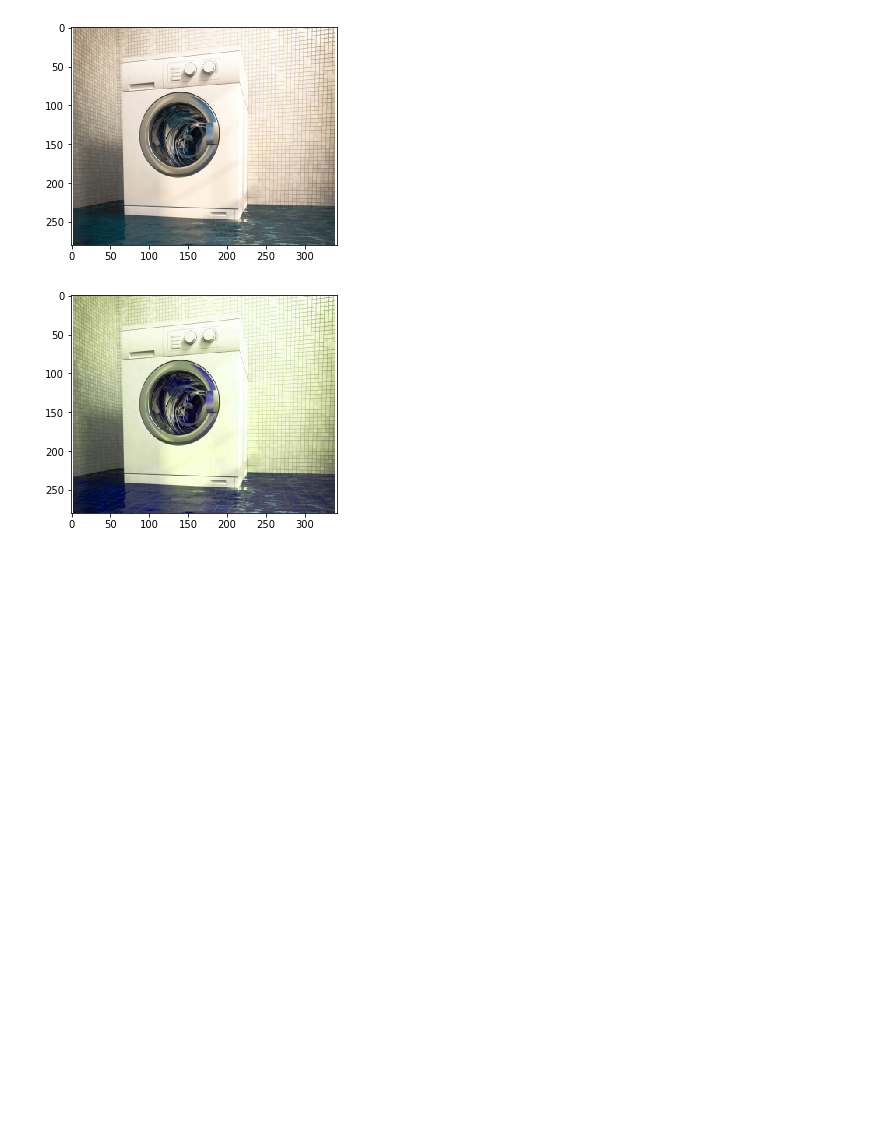
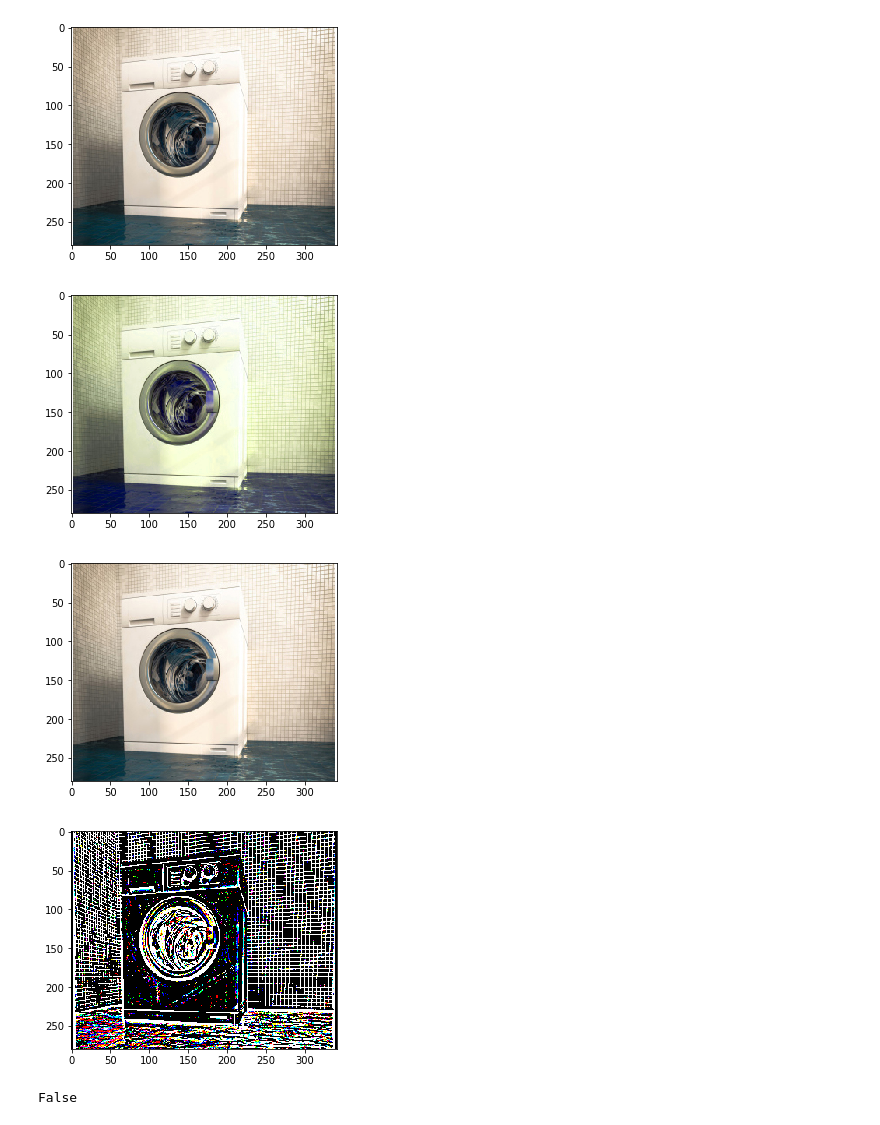
Before and after one commit to openMF/ppi-vision, a Jupyter notebook: Data_Collection/Image+Augmentation+Techniques.ipynb, the cells around one changed output. Saved outputs shown, nothing was run; the diff lists cells and outputs as text; code cells hidden in the pictures; blank space fills up the shorter version.

```diff
--- a/Data_Collection/Image+Augmentation+Techniques.ipynb
+++ b/Data_Collection/Image+Augmentation+Techniques.ipynb
@@ -394,3 +394,27 @@ plt.show()
 # %% [output]
 [figure]
 [figure]
+# %%
+# Adaptive Guassian Thresholding
+
+image = matplotlib.pyplot.imread("/home/yashk2000/wash.jpg")
+plt.imshow(image)
+plt.show()
+
+B ,G ,R = cv2.split(image)
+B = cv2.adaptiveThreshold(B, 255, cv2.ADAPTIVE_THRESH_GAUSSIAN_C,
+                          cv2.THRESH_BINARY_INV, 11, 2)
+G = cv2.adaptiveThreshold(G, 255 , cv2.ADAPTIVE_THRESH_GAUSSIAN_C,
+                          cv2.THRESH_BINARY_INV, 11, 2)
+R = cv2.adaptiveThreshold(R, 255 , cv2.ADAPTIVE_THRESH_GAUSSIAN_C,
+                          cv2.THRESH_BINARY_INV, 11, 2)
+image = cv2.merge([B, G, R])
+
+plt.imshow(image)
+plt.show()
+
+cv2.imwrite("/home/yashk2000/outputs/adap.jpg", image)
+# %% [output]
+[figure, added]
+[figure, added]
+False
```
Also changed, not shown: parts of 2 cells of this notebook.
